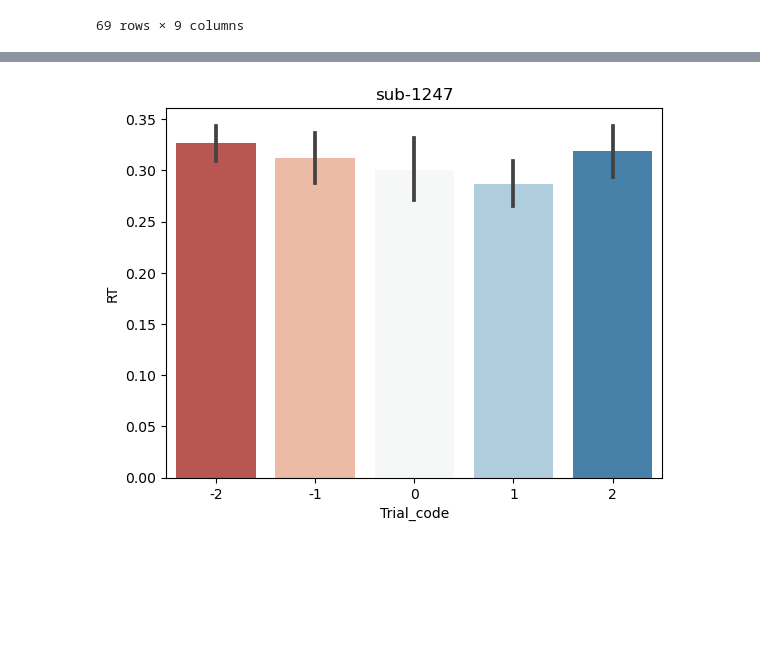
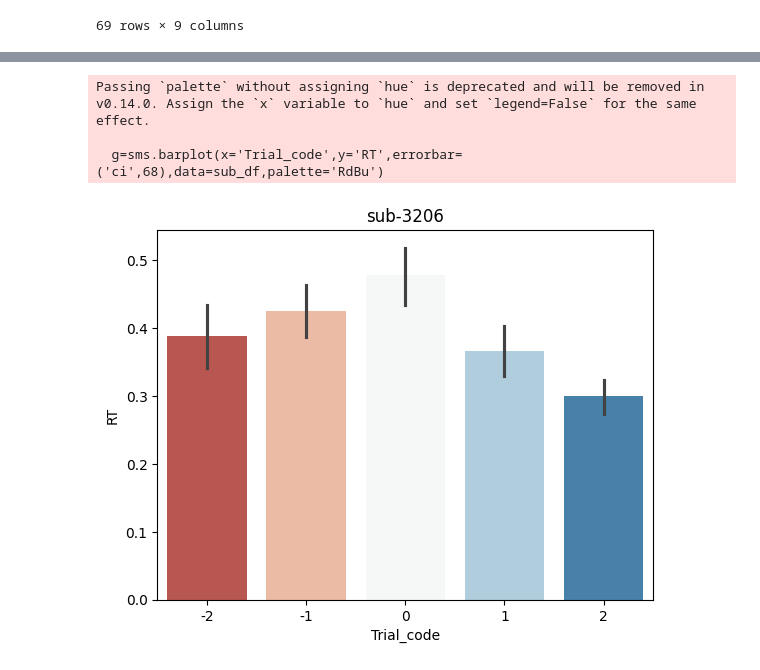
Before and after one commit to DVS-Lab/istart-mid-clean, a Jupyter notebook: code/Behave_update.ipynb, the cells around one changed output, grey strips where cells are left out. Cells and saved outputs as stored; diff of their text form; code cells hidden in the pictures; blank space fills up the shorter version.

Commit message:
update figures

```diff
--- a/code/Behave_update.ipynb
+++ b/code/Behave_update.ipynb
@@ -210,18 +213,21 @@ plt.show()
 # %%
 # Plot avg. RT for individual subs
 # sub-1016, 1247, 1249 all low VBeta
 # sub-3206 great high VBeta
-sub_df = df[df['sub']=='sub-1247']
+sub_df = df[df['sub']=='sub-3206']
 
 g=sms.barplot(x='Trial_code',y='RT',errorbar=('ci',68),data=sub_df,palette='RdBu')
 #g.set_title(str(sub_df['sub']))
 sub_df
 title=sub_df['sub'].iloc[1]
 g.set_title(str(title))
 ##plt.savefig('figures/RT_BAR.svg')
 plt.show()
 # %% [output]
+Passing `palette` without assigning `hue` is deprecated and will be removed in v0.14.0. Assign the `x` variable to `hue` and set `legend=False` for the same effect.
+
+  g=sms.barplot(x='Trial_code',y='RT',errorbar=('ci',68),data=sub_df,palette='RdBu')
-[figure, old version]
+[figure, new version]
 # %%
 # Is mean RT different for LG>N?
 from scipy.stats import ttest_rel
```
Also changed, not shown: parts of 5 cells of this notebook, 3 other files.
